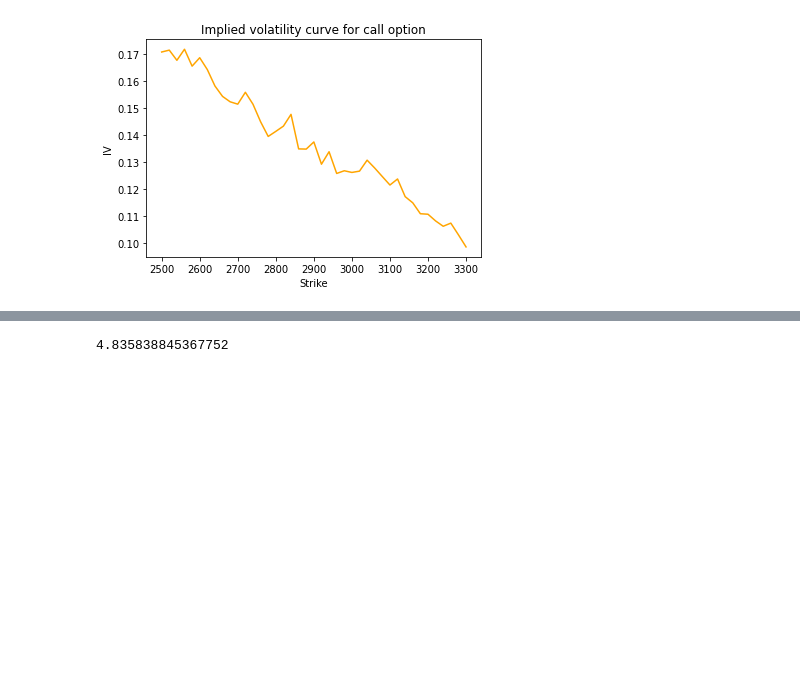
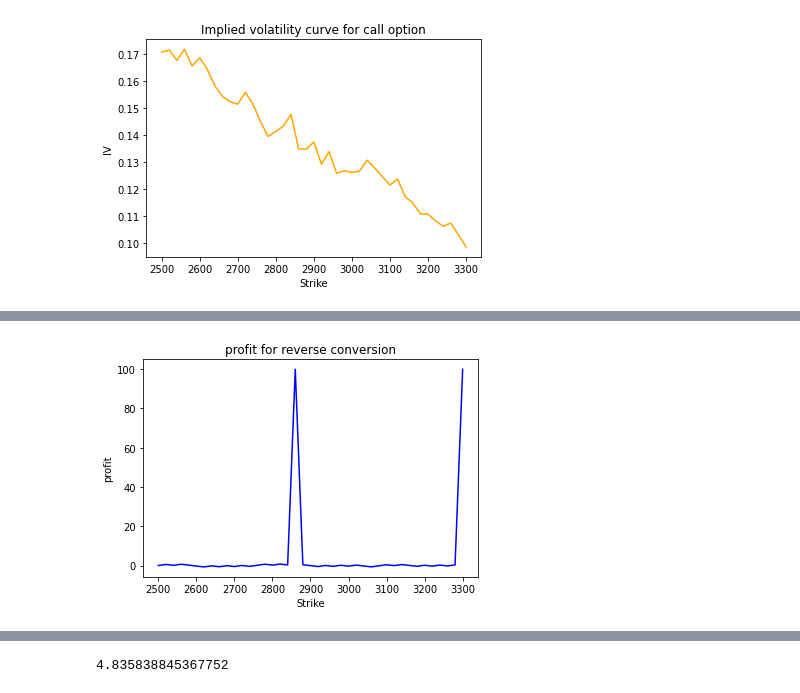
Before and after one commit to gannannavelorange/Project, a Jupyter notebook: src/question2.ipynb, the cells around one changed output, grey strips where cells are left out. Cells and saved outputs as stored; diff of their text form; code cells hidden in the pictures; blank space fills up the shorter version.

```diff
--- a/src/question2.ipynb
+++ b/src/question2.ipynb
@@ -171,0 +179,9 @@ print(arbitrage)
+# %%
+plt.plot(strike,ar2,'blue')
+plt.xlabel('Strike')
+plt.ylabel('profit')
+plt.title('profit for reverse conversion')
+#plt.legend()
+plt.show()
+# %% [output]
+[figure, added]
```
Also changed, not shown: parts of 22 cells of this notebook.
